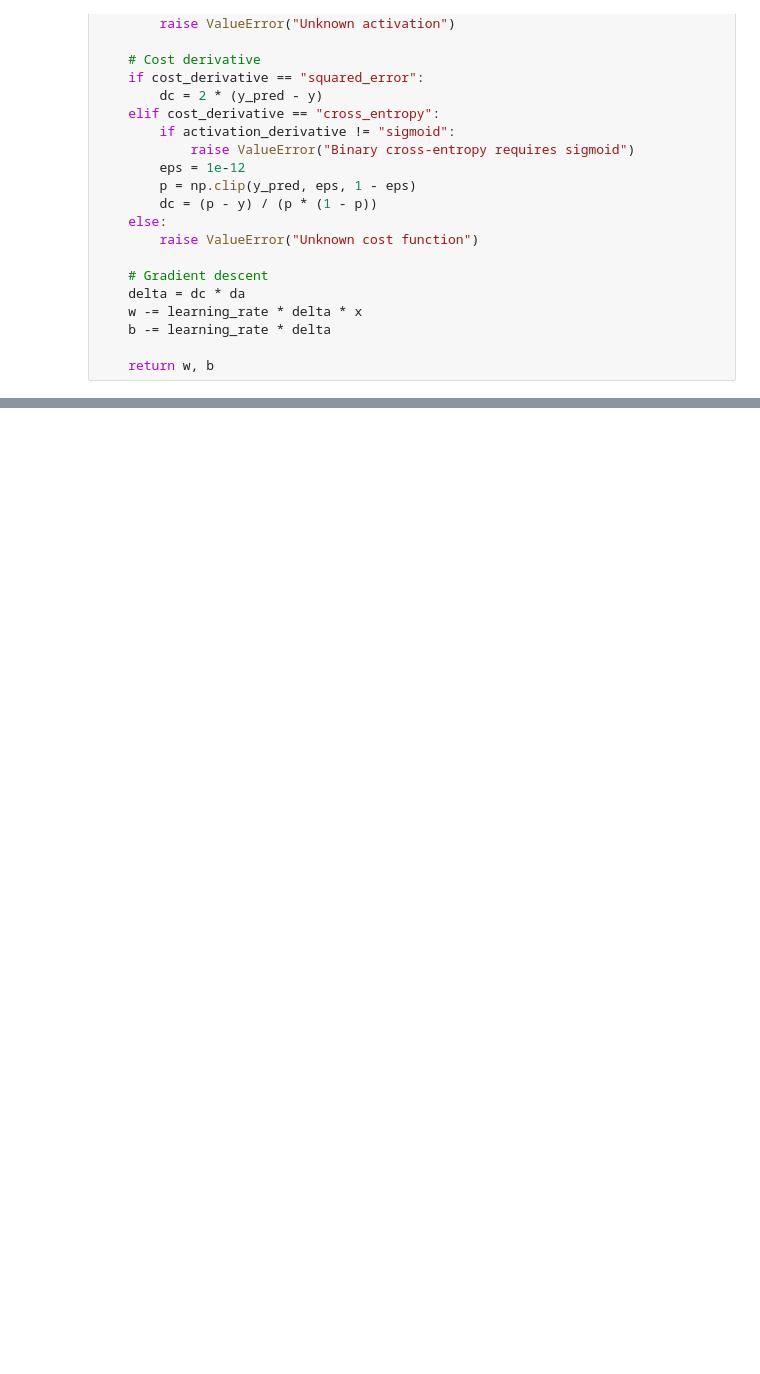
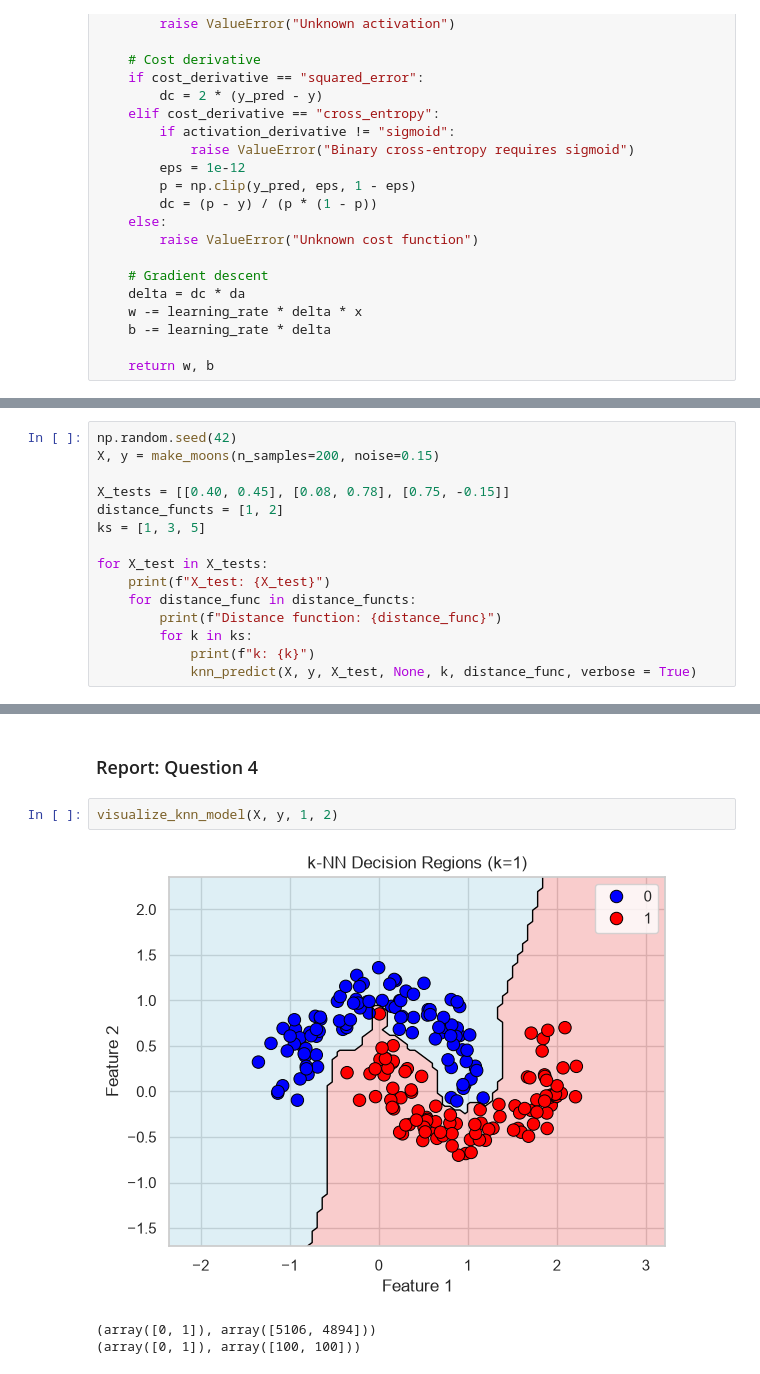
Before and after one commit to hammer-hao/CS6620-HW3, a Jupyter notebook: HW3.ipynb, the cells around one changed output, grey strips where cells are left out. Cells and saved outputs as stored; diff of their text form; blank space fills up the shorter version.

Commit message:
add report code for knn

```diff
--- a/HW3.ipynb
+++ b/HW3.ipynb
@@ -153,0 +158,15 @@ def train_neuron(training_record, learning_rate, w, b,
+# %%
+np.random.seed(42)
+X, y = make_moons(n_samples=200, noise=0.15)
+
+X_tests = [[0.40, 0.45], [0.08, 0.78], [0.75, -0.15]]
+distance_functs = [1, 2]
+ks = [1, 3, 5]
+
+for X_test in X_tests:
+    print(f"X_test: {X_test}")
+    for distance_func in distance_functs:
+        print(f"Distance function: {distance_func}")
+        for k in ks:
+            print(f"k: {k}")
+            knn_predict(X, y, X_test, None, k, distance_func, verbose = True)
@@ -153,0 +191,8 @@ def train_neuron(training_record, learning_rate, w, b,
+# %% [markdown]
+### Report: Question 4
+# %%
+visualize_knn_model(X, y, 1, 2)
+# %% [output]
+[figure, added]
+(array([0, 1]), array([5106, 4894]))
+(array([0, 1]), array([100, 100]))
```
Also changed, not shown: parts of 5 cells of this notebook.
